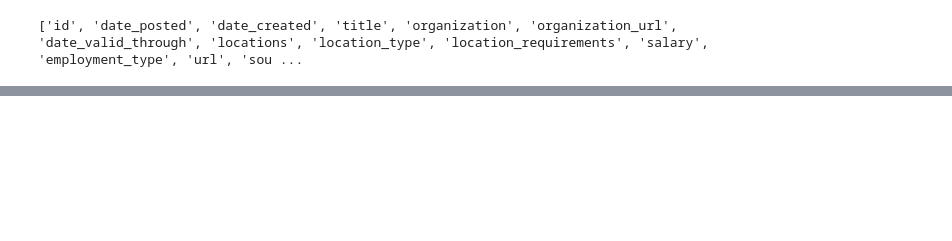
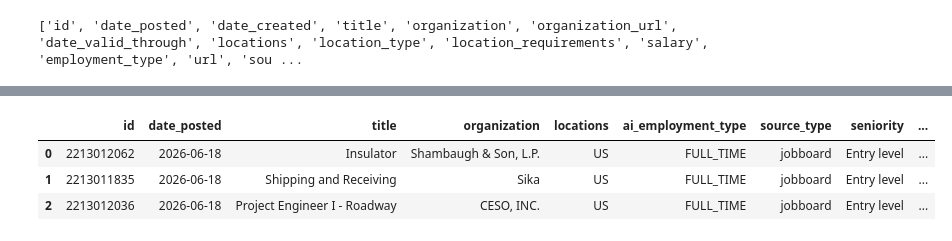
Before and after one commit to AlanDeSouza21/etl_remotive_api, a Jupyter notebook: main.ipynb, the cells around one changed output, grey strips where cells are left out. Saved outputs shown, nothing was run; the diff lists cells and outputs as text; code cells hidden in the pictures; blank space fills up the shorter version.

```diff
--- a/main.ipynb
+++ b/main.ipynb
@@ -135,11 +103,30 @@ df.loc[df['title'].str.contains('software', case=False, na=False), ['title', 'ai
 # %%
-# Normaliza os dados, especificando o caminho até o que quer "abrir"
-lista_ai_benefits = pd.json_normalize(
-    arquivo,                        # sua lista de vagas
-    record_path=['ai_benefits'],      # qual campo é uma lista para "explodir" em linhas
-    meta=['id'],           # além de explodir o campo aninhado, eu quero manter essas colunas do nível principal (pai) junto, em cada linha resultante.
-    errors='ignore'
-)
-benefits = lista_ai_benefits[0]
-benefits
+# separa as colunas que vieram com listas nos valores para serem tratadas nas celulas abaixo
+colunas_com_lista = []
+
+for col in df_col_selecionadas.columns:
+    tipos = df_col_selecionadas[col].apply(type).unique()
+    #print(f"{col}: {tipos}")
+    if list in tipos:
+        print(col)
+        if col == 'locations':
+        # Normaliza os dados, especificando o caminho até o que quer "abrir"
+            tratamento_col = pd.json_normalize(
+                arquivo,                        # sua lista de vagas
+                record_path=[col],      # qual campo é uma lista para "explodir" em linhas
+                meta=['id'],           # além de explodir o campo aninhado, eu quero manter essas colunas do nível principal (pai) junto, em cada linha resultante.
+                errors='ignore'
+            )
+            tratamento_col['address.addressCountry']
+            df_col_selecionadas.loc[:, 'locations'] = (tratamento_col['address.addressCountry'])
+        else:
+            # Normaliza os dados, especificando o caminho até o que quer "abrir"
+            tratamento_col = pd.json_normalize(
+                arquivo,                        # sua lista de vagas
+                record_path=[col],      # qual campo é uma lista para "explodir" em linhas
+                meta=['id'],           # além de explodir o campo aninhado, eu quero manter essas colunas do nível principal (pai) junto, em cada linha resultante.
+                errors='ignore'
+            )
+            tratamento_col[0]
+            df_col_selecionadas.loc[:, col] = (tratamento_col[0]) # ":" selecione todas as linhas da coluna "col" e substitua por "tratamento_col[0]"
 # %% [output]
@@ -386,0 +151,13 @@ Shipping and Receiving
+# %%
+# tratamento das colunas
+df_col_selecionadas.loc[:, 'date_posted'] = df_col_selecionadas['date_posted'].str.split('T').str[0]
+df_col_selecionadas.loc[:, 'ai_salary_min_value'] = df_col_selecionadas['ai_salary_min_value'].fillna(0)
+df_col_selecionadas.loc[:, 'ai_salary_value'] = df_col_selecionadas['ai_salary_value'].fillna(0)
+df_col_selecionadas.loc[:, 'ai_salary_max_value'] = df_col_selecionadas['ai_salary_max_value'].fillna(0)
+
+df_col_selecionadas.head(3)
+# %% [output]
+|  | id | date_posted | title | organization | locations | ai_employment_type | source_type | seniority | ... |
+| 0 | 2213012062 | 2026-06-18 | Insulator | Shambaugh & Son, L.P. | US | FULL_TIME | jobboard | Entry level | ... |
+| 1 | 2213011835 | 2026-06-18 | Shipping and Receiving | Sika | US | FULL_TIME | jobboard | Entry level | ... |
+| 2 | 2213012036 | 2026-06-18 | Project Engineer I - Roadway | CESO, INC. | US | FULL_TIME | jobboard | Entry level | ... |
```
Also changed, not shown: parts of 24 cells of this notebook.
